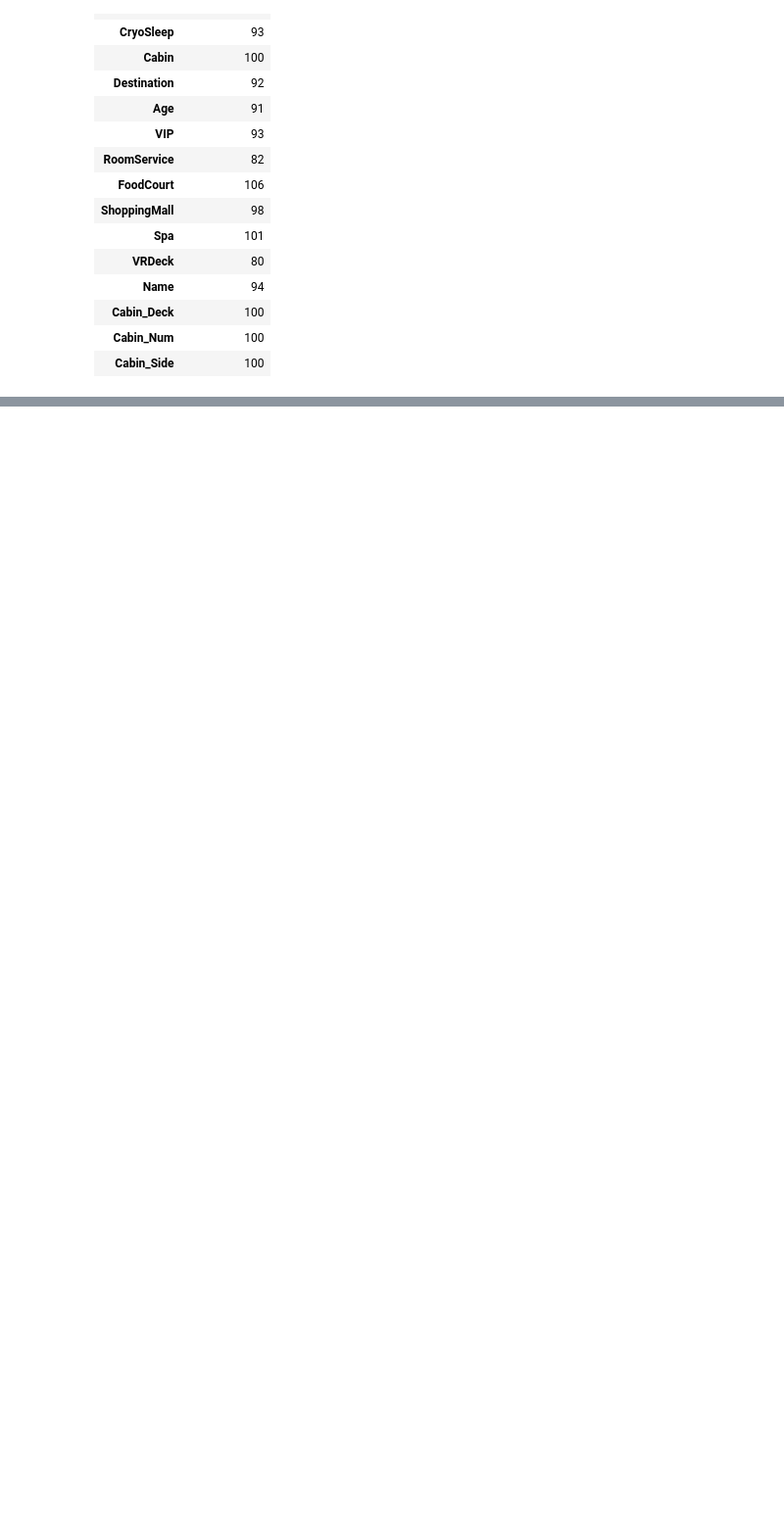
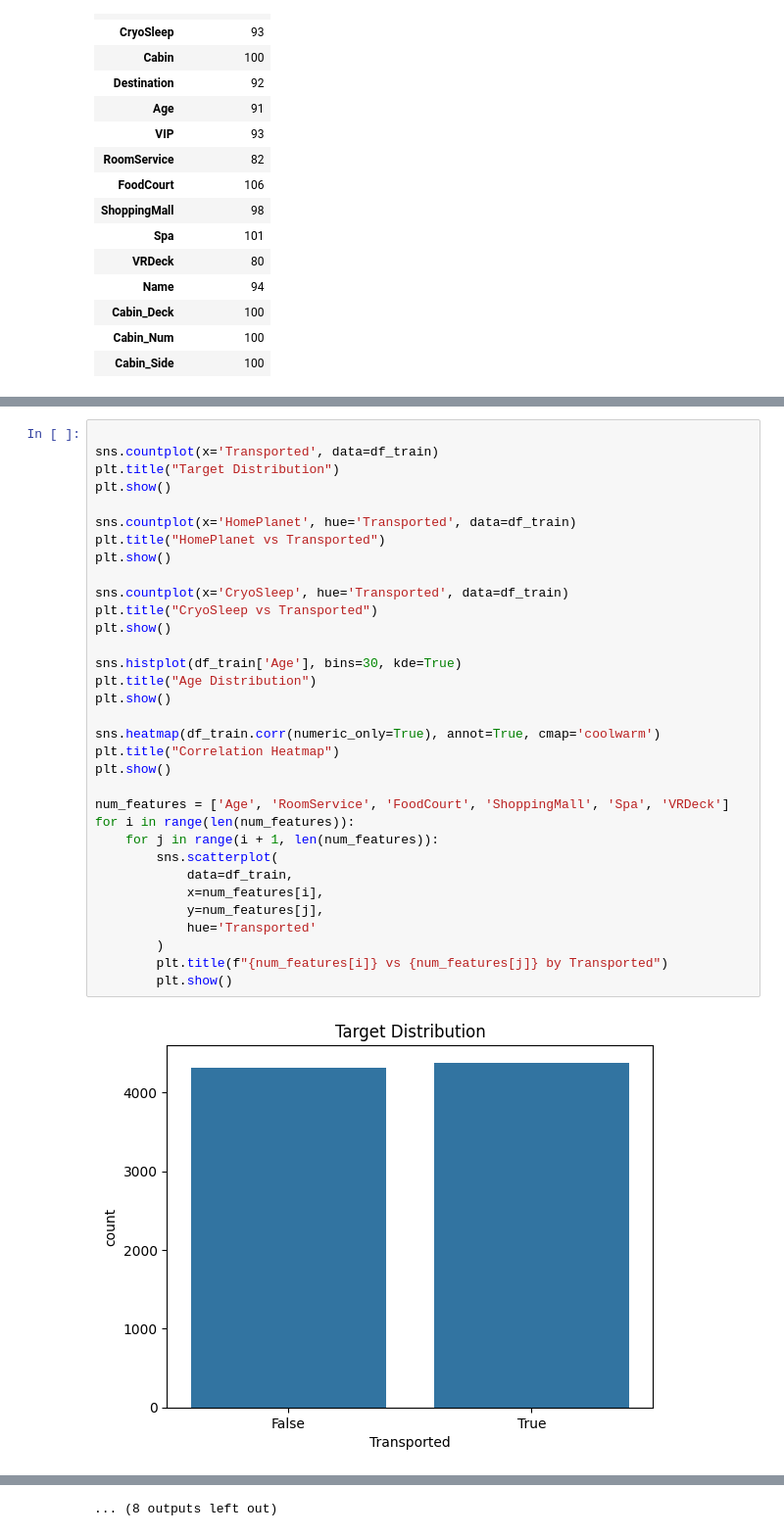
Before and after one commit to Data-Nova/spaceship_titanic_challenge, a Jupyter notebook: Spaceship_Taitanic.ipynb, the cells around one changed output, grey strips where cells are left out. Shown at 98% size. Drawn from its saved outputs; the diff is of its cells as text; blank space fills up the shorter version.

Commit message:
Added EDA on train data

```diff
--- a/Spaceship_Taitanic.ipynb
+++ b/Spaceship_Taitanic.ipynb
@@ -254,0 +274,35 @@ Missing values in test data:
+# %%
+
+sns.countplot(x='Transported', data=df_train)
+plt.title("Target Distribution")
+plt.show()
+
+sns.countplot(x='HomePlanet', hue='Transported', data=df_train)
+plt.title("HomePlanet vs Transported")
+plt.show()
+
+sns.countplot(x='CryoSleep', hue='Transported', data=df_train)
+plt.title("CryoSleep vs Transported")
+plt.show()
+
+sns.histplot(df_train['Age'], bins=30, kde=True)
+plt.title("Age Distribution")
+plt.show()
+
+sns.heatmap(df_train.corr(numeric_only=True), annot=True, cmap='coolwarm')
+plt.title("Correlation Heatmap")
+plt.show()
+
+num_features = ['Age', 'RoomService', 'FoodCourt', 'ShoppingMall', 'Spa', 'VRDeck']
+for i in range(len(num_features)):
+    for j in range(i + 1, len(num_features)):
+        sns.scatterplot(
+            data=df_train,
+            x=num_features[i],
+            y=num_features[j],
+            hue='Transported'
+        )
+        plt.title(f"{num_features[i]} vs {num_features[j]} by Transported")
+        plt.show()
+# %% [output]
+[figure, added]
@@ -254,0 +320 @@ Missing values in test data:
+... (8 outputs left out)
```
Also changed, not shown: parts of 5 cells of this notebook.
